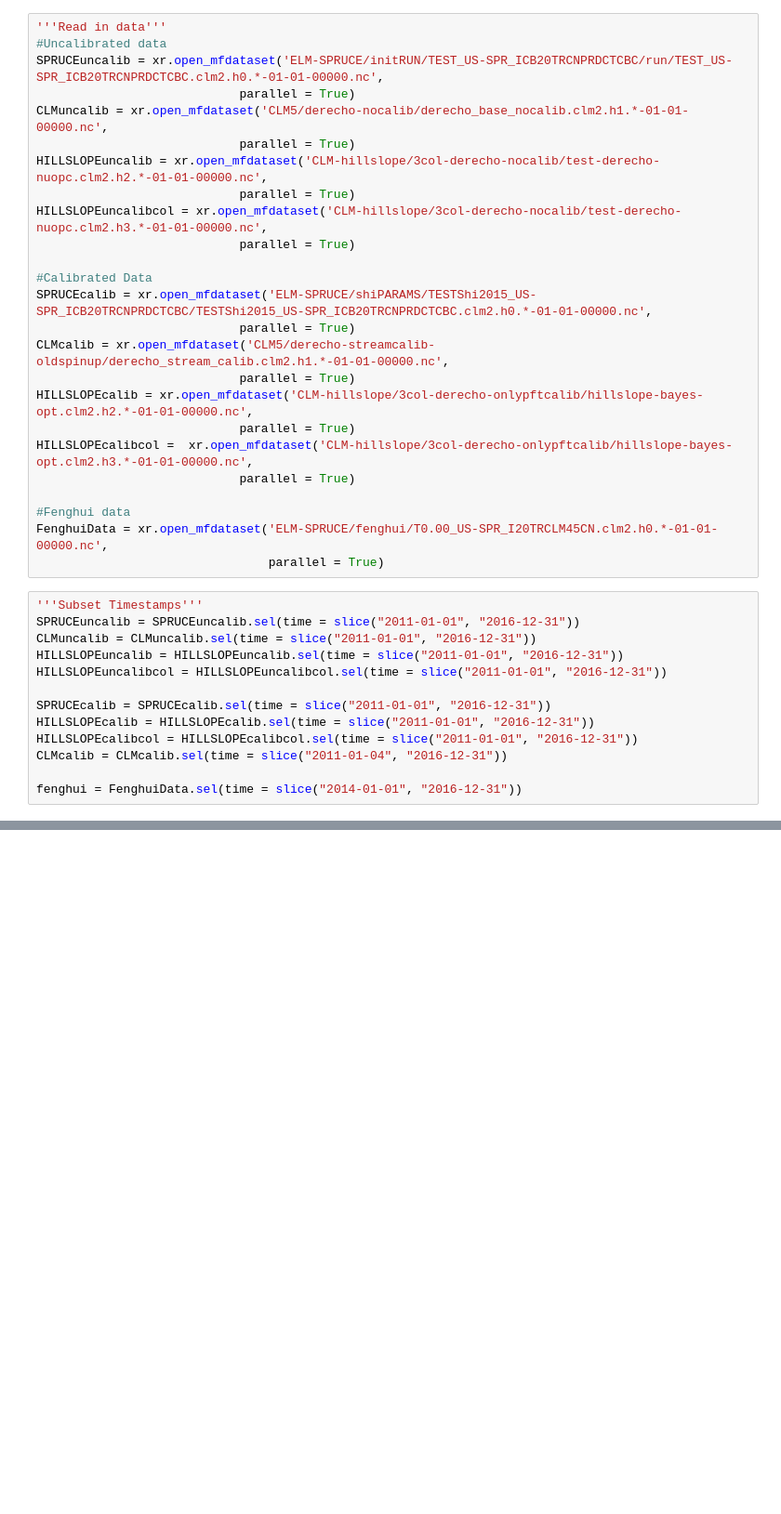
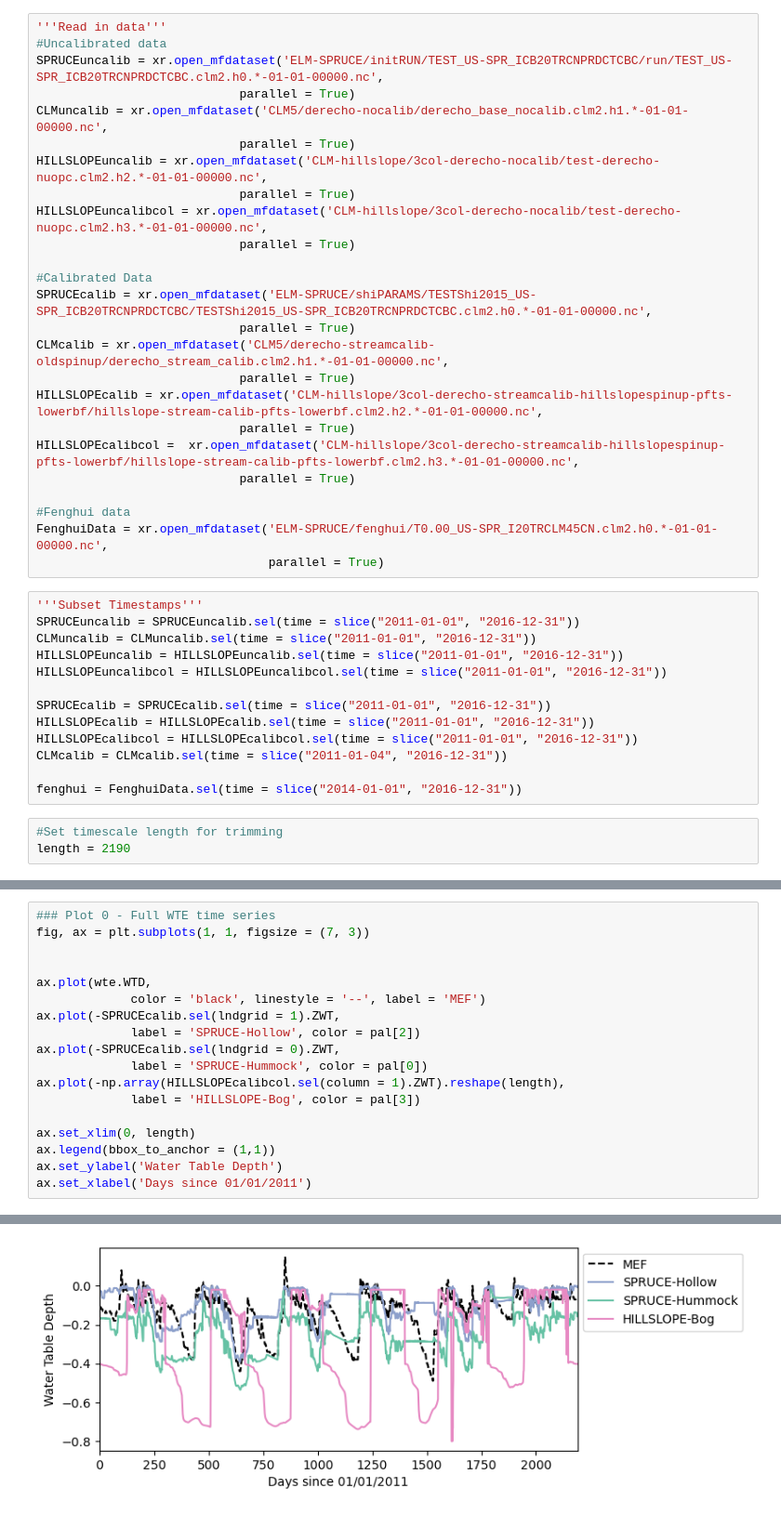
Before and after one commit to mwdjones/peatlandMIP, a Jupyter notebook: 03_plots-HillslopePaper.ipynb, the cells around one changed output, grey strips where cells are left out. Shown at 93% size. Cells and saved outputs as stored; diff of their text form; blank space fills up the shorter version.

```diff
--- a/03_plots-HillslopePaper.ipynb
+++ b/03_plots-HillslopePaper.ipynb
@@ -121,9 +122,9 @@ SPRUCEcalib = xr.open_mfdataset('ELM-SPRUCE/shiPARAMS/TESTShi2015_US-SPR_ICB20TR
                             parallel = True)
 CLMcalib = xr.open_mfdataset('CLM5/derecho-streamcalib-oldspinup/derecho_stream_calib.clm2.h1.*-01-01-00000.nc',
                             parallel = True)
-HILLSLOPEcalib = xr.open_mfdataset('CLM-hillslope/3col-derecho-onlypftcalib/hillslope-bayes-opt.clm2.h2.*-01-01-00000.nc',
+HILLSLOPEcalib = xr.open_mfdataset('CLM-hillslope/3col-derecho-streamcalib-hillslopespinup-pfts-lowerbf/hillslope-stream-calib-pfts-lowerbf.clm2.h2.*-01-01-00000.nc',
                             parallel = True)
-HILLSLOPEcalibcol =  xr.open_mfdataset('CLM-hillslope/3col-derecho-onlypftcalib/hillslope-bayes-opt.clm2.h3.*-01-01-00000.nc',
+HILLSLOPEcalibcol =  xr.open_mfdataset('CLM-hillslope/3col-derecho-streamcalib-hillslopespinup-pfts-lowerbf/hillslope-stream-calib-pfts-lowerbf.clm2.h3.*-01-01-00000.nc',
                             parallel = True)
 
 #Fenghui data
@@ -142,6 +143,9 @@ HILLSLOPEcalibcol = HILLSLOPEcalibcol.sel(time = slice("2011-01-01", "2016-12-31
 CLMcalib = CLMcalib.sel(time = slice("2011-01-04", "2016-12-31"))
 
 fenghui = FenghuiData.sel(time = slice("2014-01-01", "2016-12-31"))
+# %%
+#Set timescale length for trimming
+length = 2190
 # %%
 '''Plotting Specifics'''
 #Colors
@@ -153,0 +167,19 @@ sns.color_palette("Set2")
+# %%
+### Plot 0 - Full WTE time series
+fig, ax = plt.subplots(1, 1, figsize = (7, 3))
+
+
+ax.plot(wte.WTD,
+             color = 'black', linestyle = '--', label = 'MEF')
+ax.plot(-SPRUCEcalib.sel(lndgrid = 1).ZWT,
+             label = 'SPRUCE-Hollow', color = pal[2])
+ax.plot(-SPRUCEcalib.sel(lndgrid = 0).ZWT,
+             label = 'SPRUCE-Hummock', color = pal[0])
+ax.plot(-np.array(HILLSLOPEcalibcol.sel(column = 1).ZWT).reshape(length),
+             label = 'HILLSLOPE-Bog', color = pal[3])
+
+ax.set_xlim(0, length)
+ax.legend(bbox_to_anchor = (1,1))
+ax.set_ylabel('Water Table Depth')
+ax.set_xlabel('Days since 01/01/2011')
+# %% [output]
@@ -154,3 +187,4 @@ sns.color_palette("Set2")
+[figure, added]
 # %%
 ### Plot 1 - Stacked Q, WTE, and Lateral Flow plot
 fig, ax = plt.subplots(3, 1, figsize = (7, 5),
```
Also changed, not shown: parts of 9 cells of this notebook, 23 other files.
